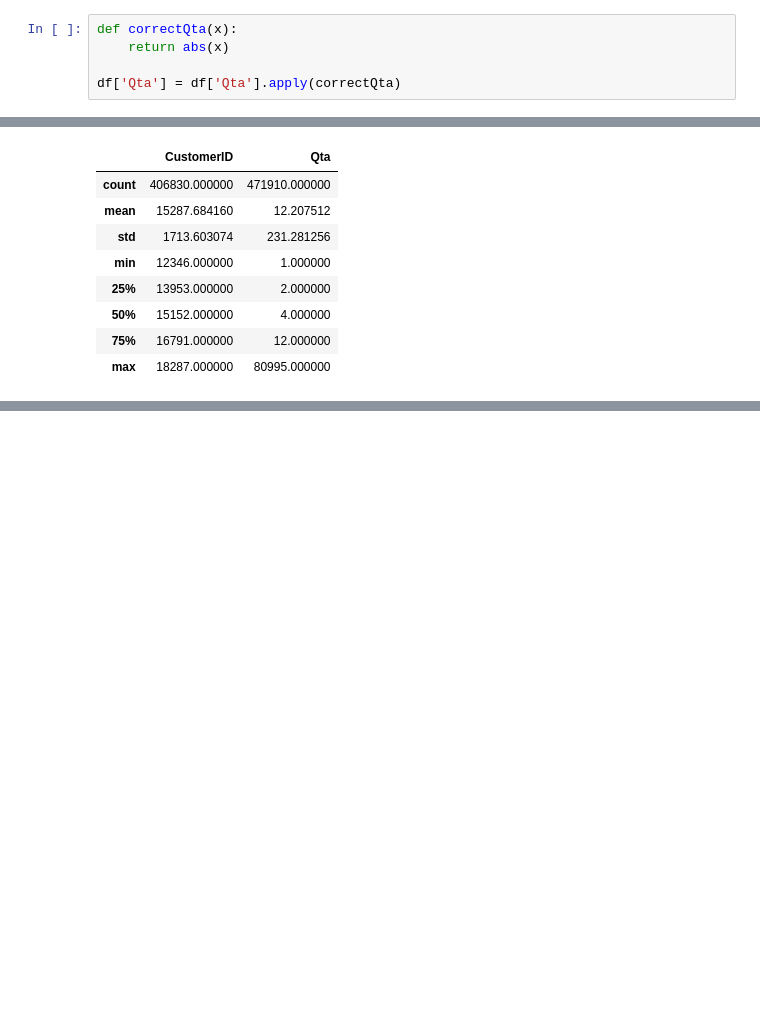
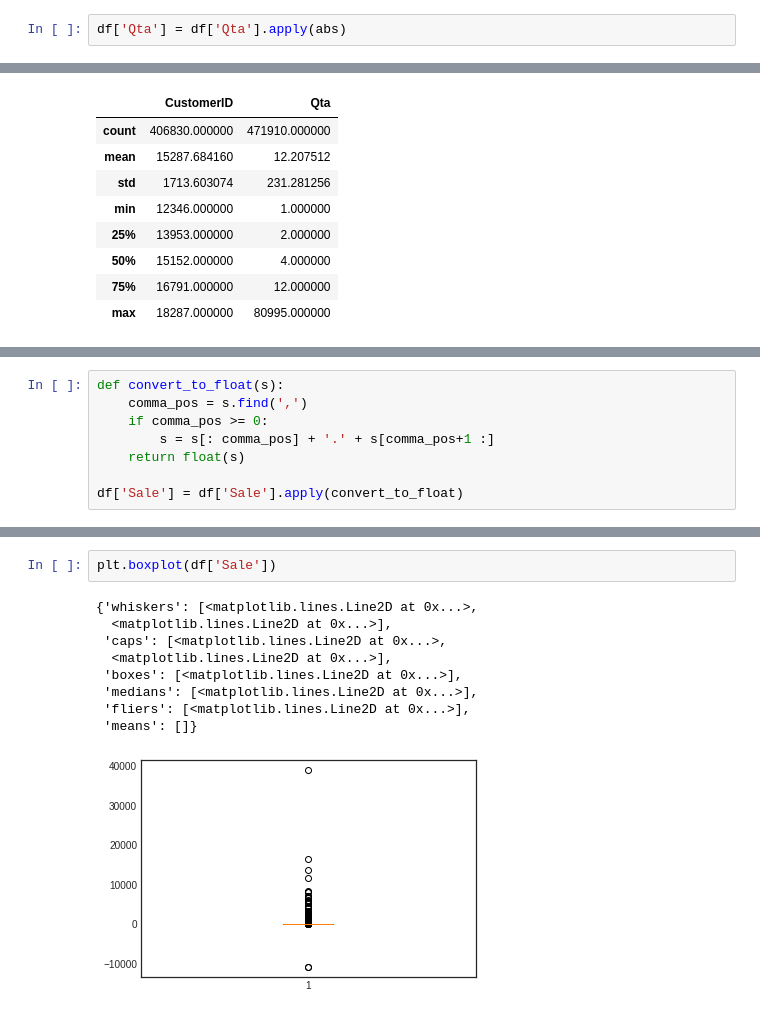
Before and after one commit to saramont/customer_supermarket_analysis, a Jupyter notebook: data_prep.ipynb, the cells around one changed output, grey strips where cells are left out. Cells and saved outputs as stored; diff of their text form; blank space fills up the shorter version.

```diff
--- a/data_prep.ipynb
+++ b/data_prep.ipynb
@@ -388,11 +404,8 @@ df.describe()
 As previously noted, there are negative quantities.
 
 Negative quantities could be replaced with their absolute value.
-# %%
-def correctQta(x):
-    return abs(x)
-
-df['Qta'] = df['Qta'].apply(correctQta)
+# %%
+df['Qta'] = df['Qta'].apply(abs)
 # %%
 df.describe()
 # %% [output]
@@ -409,0 +431,8 @@ There no negative 'Qta' values now.
+# %%
+def convert_to_float(s):
+    comma_pos = s.find(',')
+    if comma_pos >= 0:
+        s = s[: comma_pos] + '.' + s[comma_pos+1 :]
+    return float(s)
+
+df['Sale'] = df['Sale'].apply(convert_to_float)
@@ -409,0 +497,12 @@ There no negative 'Qta' values now.
+# %%
+plt.boxplot(df['Sale'])
+# %% [output]
+{'whiskers': [<matplotlib.lines.Line2D at 0x...>,
+  <matplotlib.lines.Line2D at 0x...>],
+ 'caps': [<matplotlib.lines.Line2D at 0x...>,
+  <matplotlib.lines.Line2D at 0x...>],
+ 'boxes': [<matplotlib.lines.Line2D at 0x...>],
+ 'medians': [<matplotlib.lines.Line2D at 0x...>],
+ 'fliers': [<matplotlib.lines.Line2D at 0x...>],
+ 'means': []}
+[figure, added]
```
Also changed, not shown: parts of 16 cells of this notebook.
